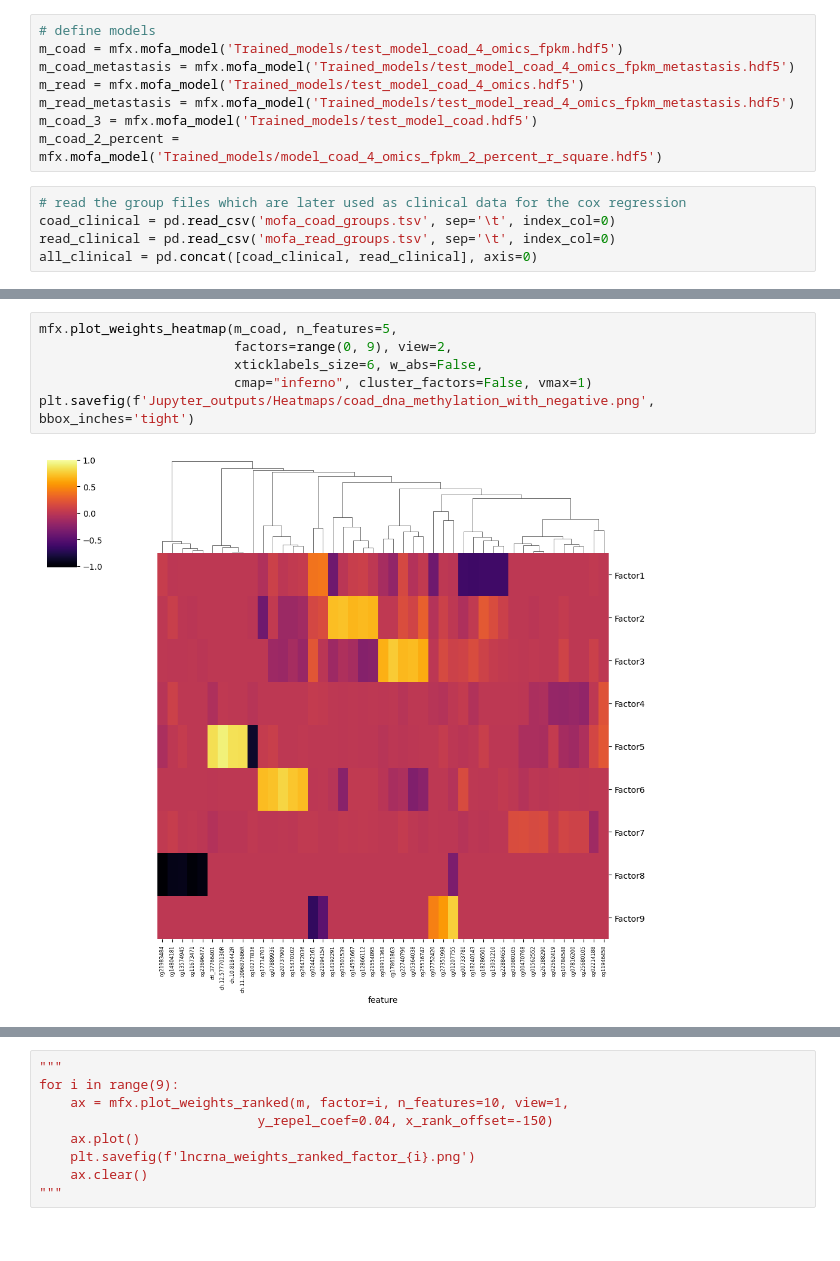
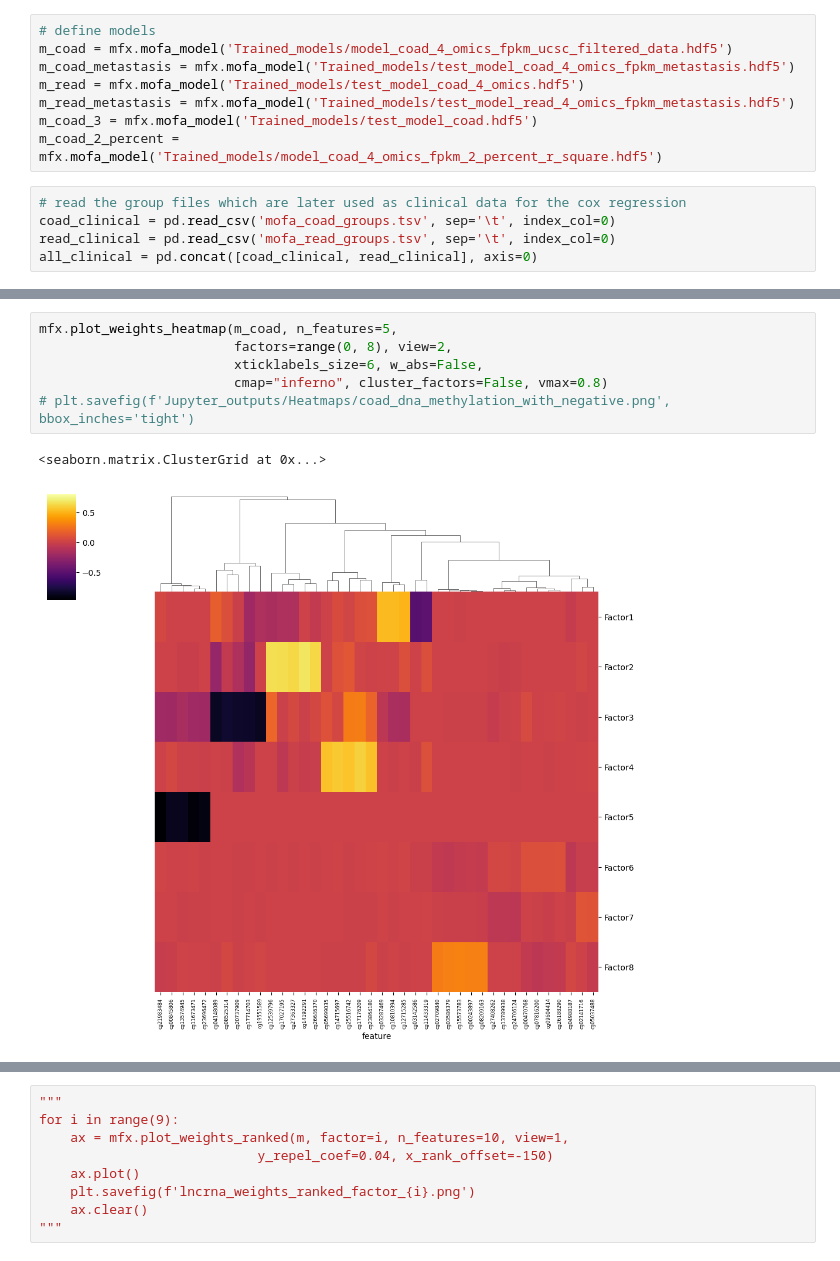
Before and after one commit to 648r1el/masterthesis, a Jupyter notebook: mofa2_visualize_output.ipynb, the cells around one changed output, grey strips where cells are left out. Saved outputs shown, nothing was run; the diff lists cells and outputs as text.

Commit message:
change implementation to calculate with UCSC logarithmic counts

```diff
--- a/mofa2_visualize_output.ipynb
+++ b/mofa2_visualize_output.ipynb
@@ -12,7 +12,7 @@ from sklearn import metrics
 from collections import Counter
 # %%
 # define models
-m_coad = mfx.mofa_model('Trained_models/test_model_coad_4_omics_fpkm.hdf5')
+m_coad = mfx.mofa_model('Trained_models/model_coad_4_omics_fpkm_ucsc_filtered_data.hdf5')
 m_coad_metastasis = mfx.mofa_model('Trained_models/test_model_coad_4_omics_fpkm_metastasis.hdf5')
 m_read = mfx.mofa_model('Trained_models/test_model_coad_4_omics.hdf5')
 m_read_metastasis = mfx.mofa_model('Trained_models/test_model_read_4_omics_fpkm_metastasis.hdf5')
@@ -51,10 +53,11 @@ lncRNA
 # %%
 mfx.plot_weights_heatmap(m_coad, n_features=5,
-                         factors=range(0, 9), view=2,
+                         factors=range(0, 8), view=2,
                          xticklabels_size=6, w_abs=False,
-                         cmap="inferno", cluster_factors=False, vmax=1)
-plt.savefig(f'Jupyter_outputs/Heatmaps/coad_dna_methylation_with_negative.png', bbox_inches='tight')
+                         cmap="inferno", cluster_factors=False, vmax=0.8)
+# plt.savefig(f'Jupyter_outputs/Heatmaps/coad_dna_methylation_with_negative.png', bbox_inches='tight')
 # %% [output]
+<seaborn.matrix.ClusterGrid at 0x...>
-[figure, old version]
+[figure, new version]
 # %%
 mfx.plot_weights_heatmap(m_coad, n_features=5,
```
Also changed, not shown: parts of 7 cells of this notebook, 3 other files.
